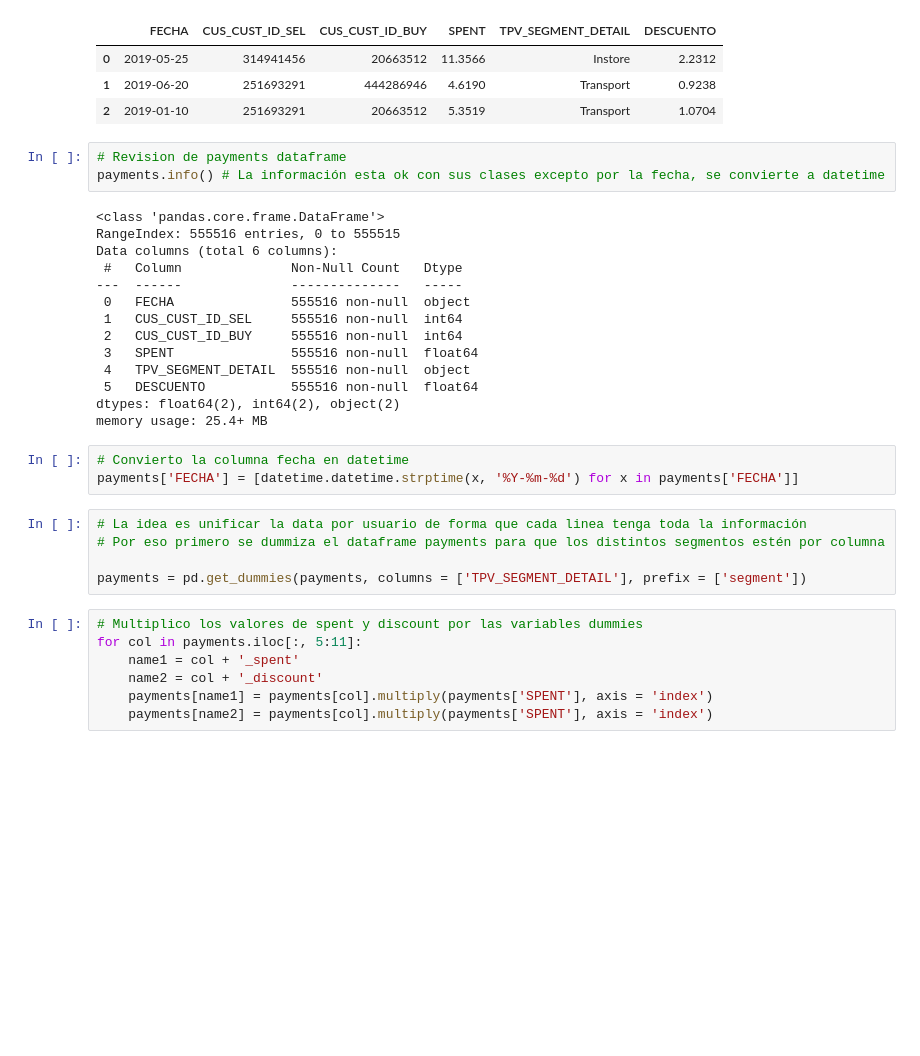
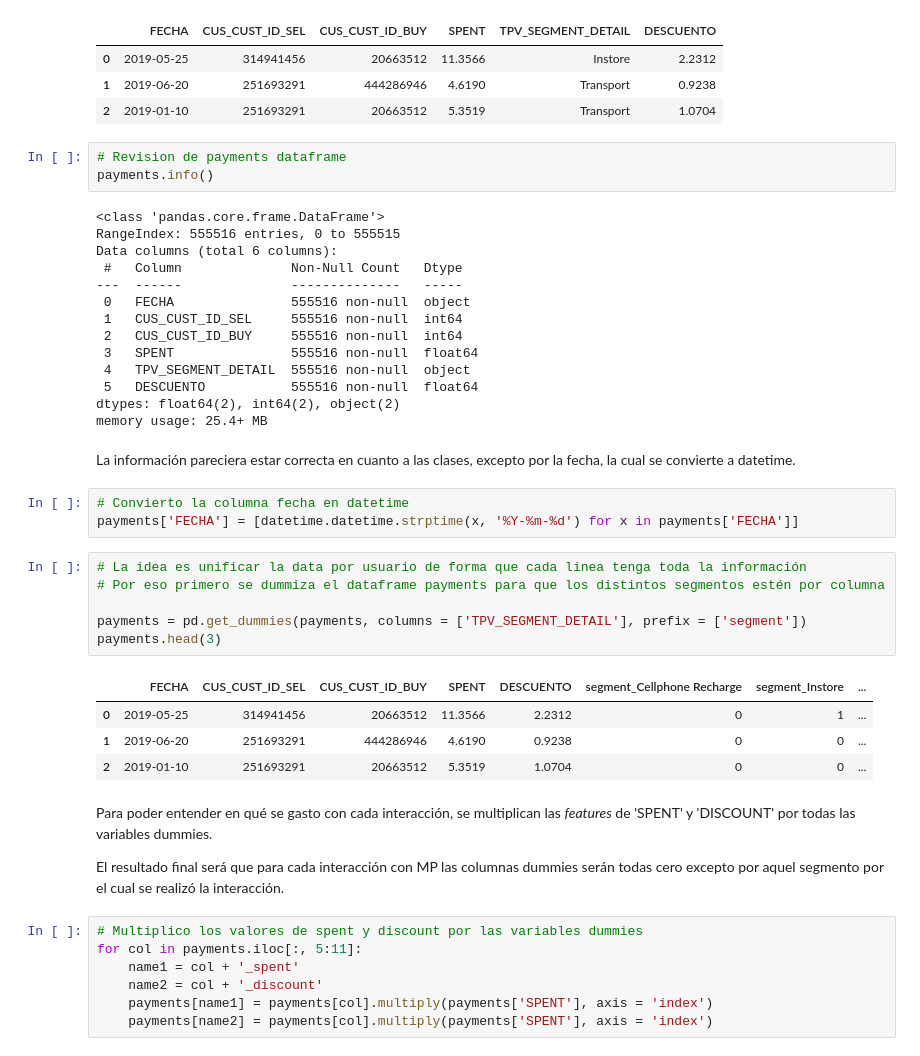
Before and after one commit to EmilianoLS/Data-Science, a Jupyter notebook: churn_model_meli/notebooks/churn_model.ipynb, the cells around one changed output. Drawn from its saved outputs; the diff is of its cells as text; blank space fills up the shorter version.

```diff
--- a/churn_model_meli/notebooks/churn_model.ipynb
+++ b/churn_model_meli/notebooks/churn_model.ipynb
@@ -90,7 +97,7 @@ payments.head(3)
 | 2 | 2019-01-10 | 251693291 | 20663512 | 5.3519 | Transport | 1.0704 |
 # %%
 # Revision de payments dataframe
-payments.info() # La información esta ok con sus clases excepto por la fecha, se convierte a datetime
+payments.info()
 # %% [output]
 <class 'pandas.core.frame.DataFrame'>
 RangeIndex: 555516 entries, 0 to 555515
@@ -105,14 +112,26 @@ Data columns (total 6 columns):
  5   DESCUENTO           555516 non-null  float64
 dtypes: float64(2), int64(2), object(2)
 memory usage: 25.4+ MB
+# %% [markdown]
+La información pareciera estar correcta en cuanto a las clases, excepto por la fecha, la cual se convierte a datetime.
 # %%
 # Convierto la columna fecha en datetime
 payments['FECHA'] = [datetime.datetime.strptime(x, '%Y-%m-%d') for x in payments['FECHA']]
 # %%
 # La idea es unificar la data por usuario de forma que cada linea tenga toda la información
 # Por eso primero se dummiza el dataframe payments para que los distintos segmentos estén por columna
 
 payments = pd.get_dummies(payments, columns = ['TPV_SEGMENT_DETAIL'], prefix = ['segment'])
+payments.head(3)
+# %% [output]
+|  | FECHA | CUS_CUST_ID_SEL | CUS_CUST_ID_BUY | SPENT | DESCUENTO | segment_Cellphone Recharge | segment_Instore | ... |
+| 0 | 2019-05-25 | 314941456 | 20663512 | 11.3566 | 2.2312 | 0 | 1 | ... |
+| 1 | 2019-06-20 | 251693291 | 444286946 | 4.6190 | 0.9238 | 0 | 0 | ... |
+| 2 | 2019-01-10 | 251693291 | 20663512 | 5.3519 | 1.0704 | 0 | 0 | ... |
+# %% [markdown]
+Para poder entender en qué se gasto con cada interacción, se multiplican las *features* de 'SPENT' y 'DISCOUNT' por todas las variables dummies.
+
+El resultado final será que para cada interacción con MP las columnas dummies serán todas cero excepto por aquel segmento por el cual se realizó la interacción.
 # %%
 # Multiplico los valores de spent y discount por las variables dummies
 for col in payments.iloc[:, 5:11]:
```
Also changed, not shown: parts of 51 cells of this notebook.
